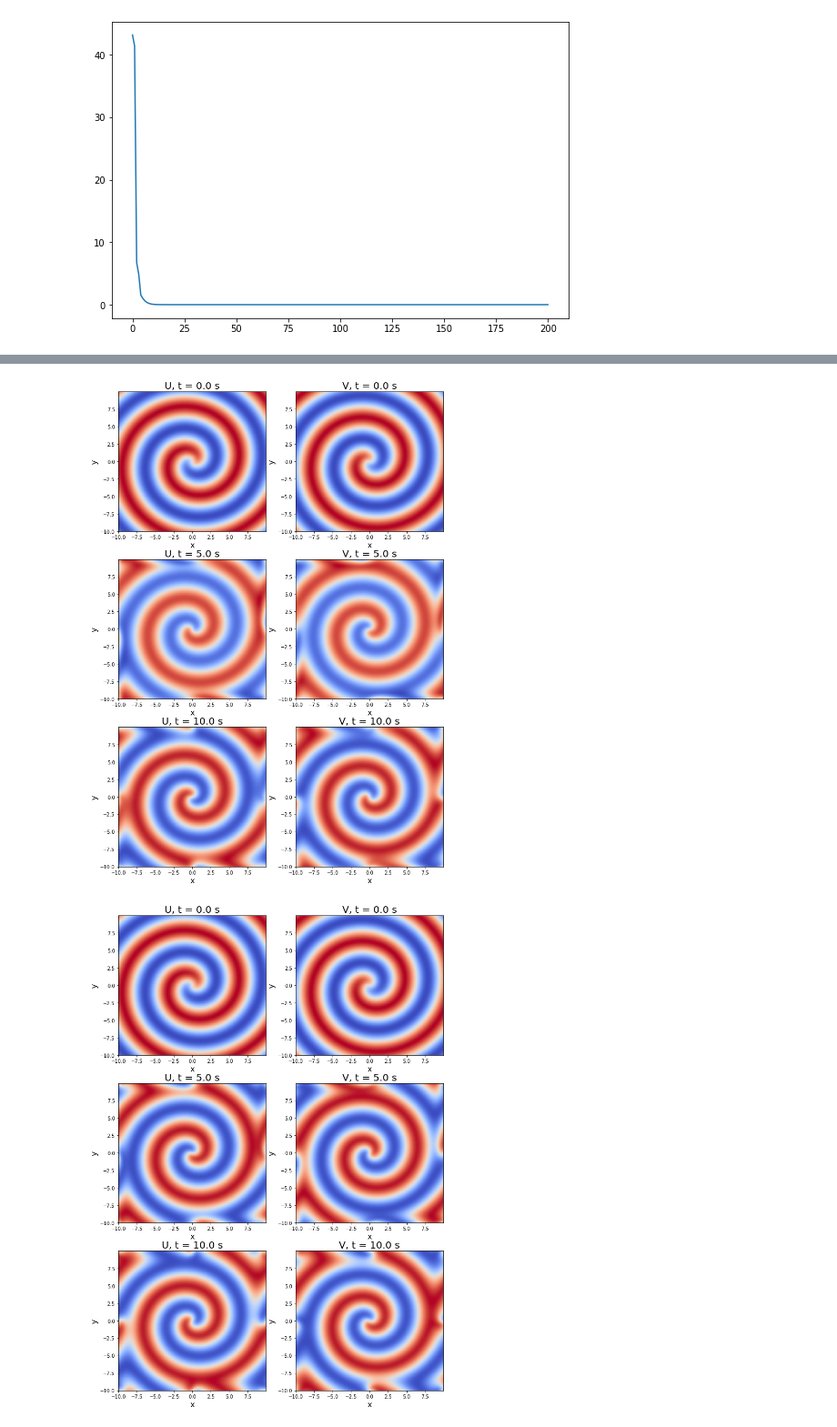
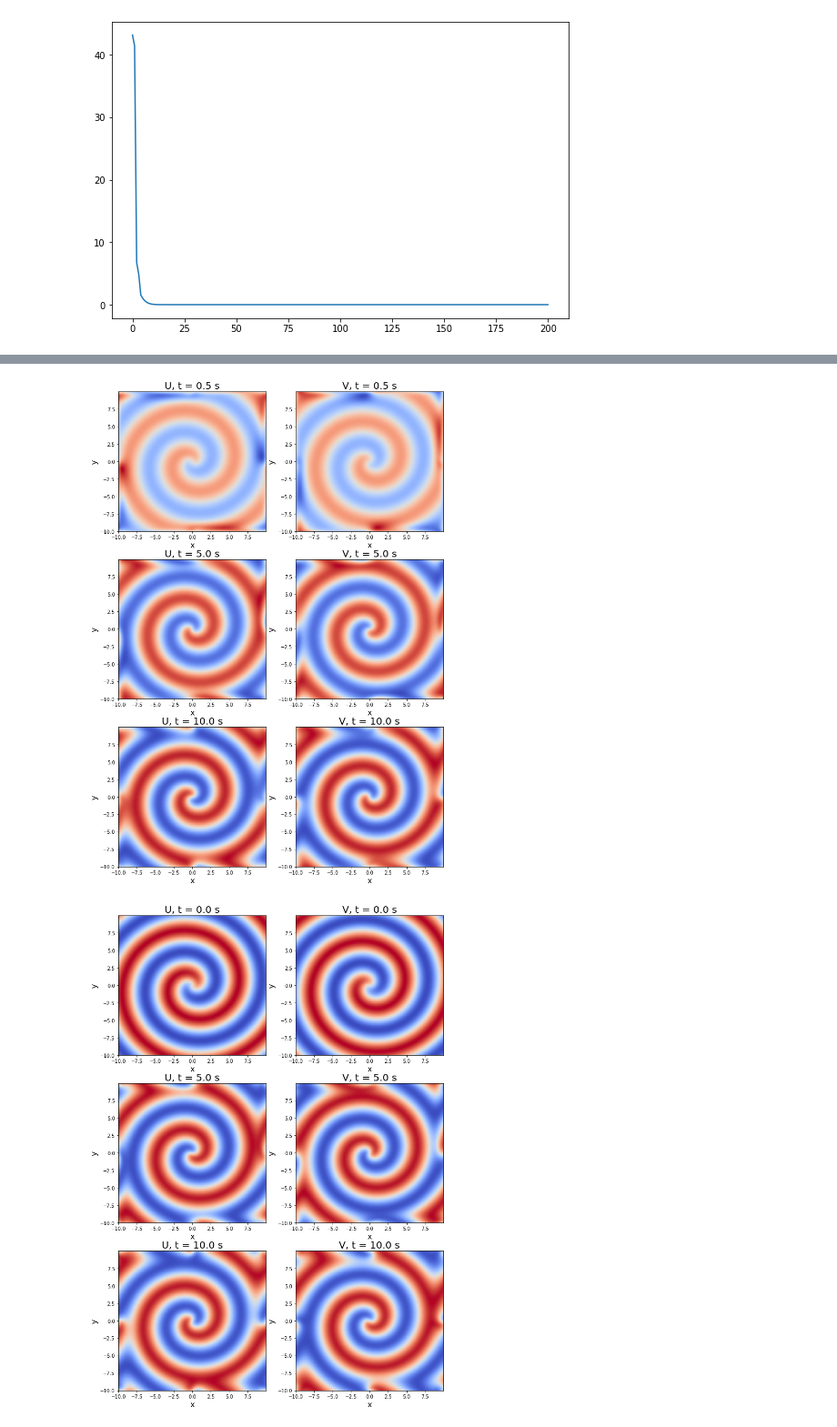
Before and after one commit to lucarad96/ModellingFromMeasurement_homework, a Jupyter notebook: homework_python/ex_2_3.ipynb, the cells around one changed output, grey strips where cells are left out. Shown at 91% size. Saved outputs shown, nothing was run; the diff lists cells and outputs as text; code cells hidden in the pictures.

```diff
--- a/homework_python/ex_2_3.ipynb
+++ b/homework_python/ex_2_3.ipynb
@@ -146,30 +146,30 @@ To enable them in other operations, rebuild TensorFlow with the appropriate comp
 # %%
 # Let's plot the predicitons at 3 different steps
 
-plt_steps = [0, 100, 200]
+plt_steps = [10, 100, 200]
 
 plt.figure(figsize=(12, 18), facecolor="white")
 #xx, yy = np.meshgrid(np.arange(n)*dx,np.arange(n)*dy)
 k = 1
 for step in plt_steps:
 
     # Plot U
     plt.subplot(3, 2, k)
     plt.pcolor(x,y,u_back[:,:,step],cmap='coolwarm')
     plt.title(f'U, t = {t[step]} s', fontsize = 20)
     plt.xlabel('x', fontsize = 16)
     plt.ylabel('y', fontsize = 16)
 
     # Plot V
     plt.subplot(3, 2, k+1)
     plt.pcolor(x,y,v_back[:,:,step],cmap='coolwarm')
     plt.title(f'V, t = {t[step]} s', fontsize = 20)
     plt.xlabel('x', fontsize = 16)
     plt.ylabel('y', fontsize = 16)
 
     k += 2
 # %% [output]
-[figure, old version]
+[figure, new version]
 # %%
 # .. And confront them with the original dataset:
 
```
Also changed, not shown: parts of 3 cells of this notebook, 50 other files.
